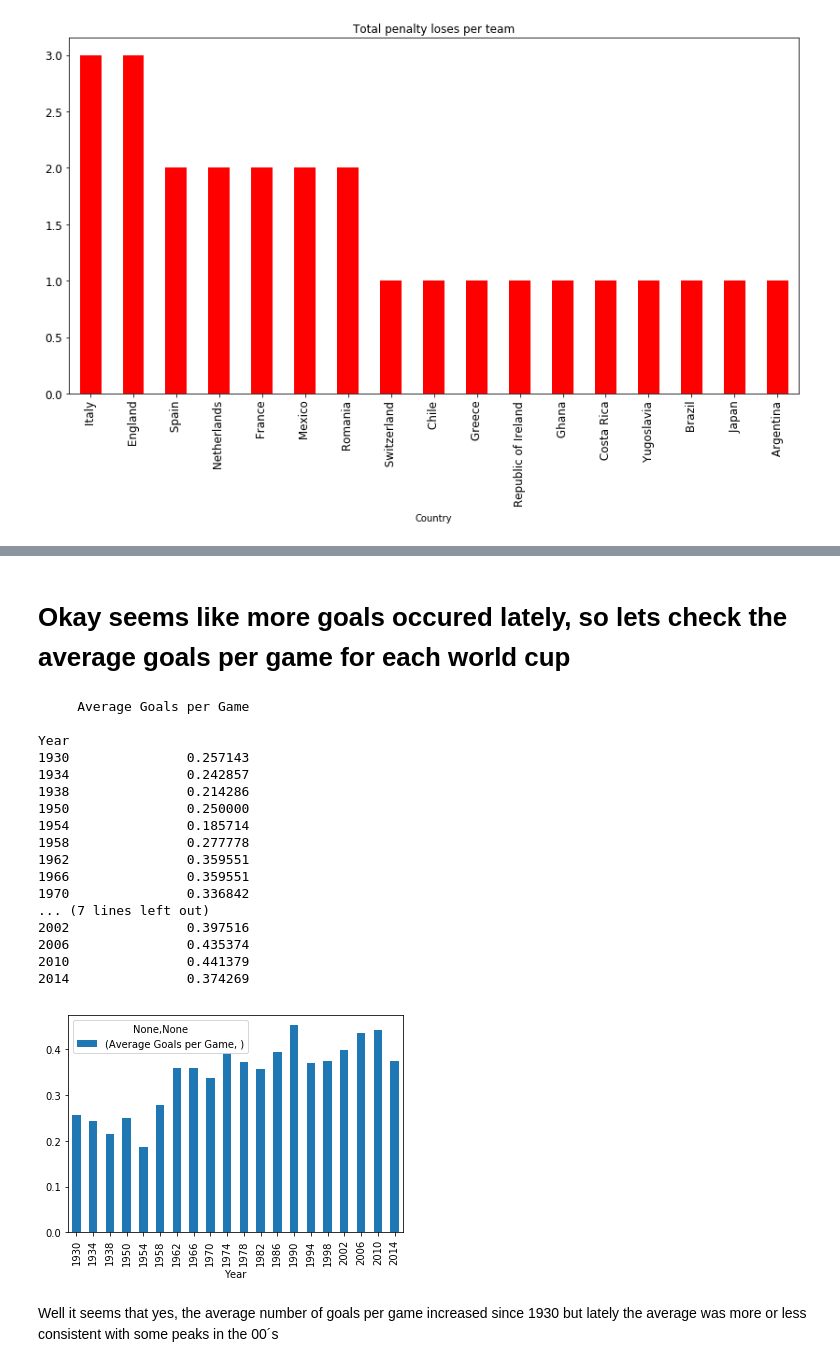
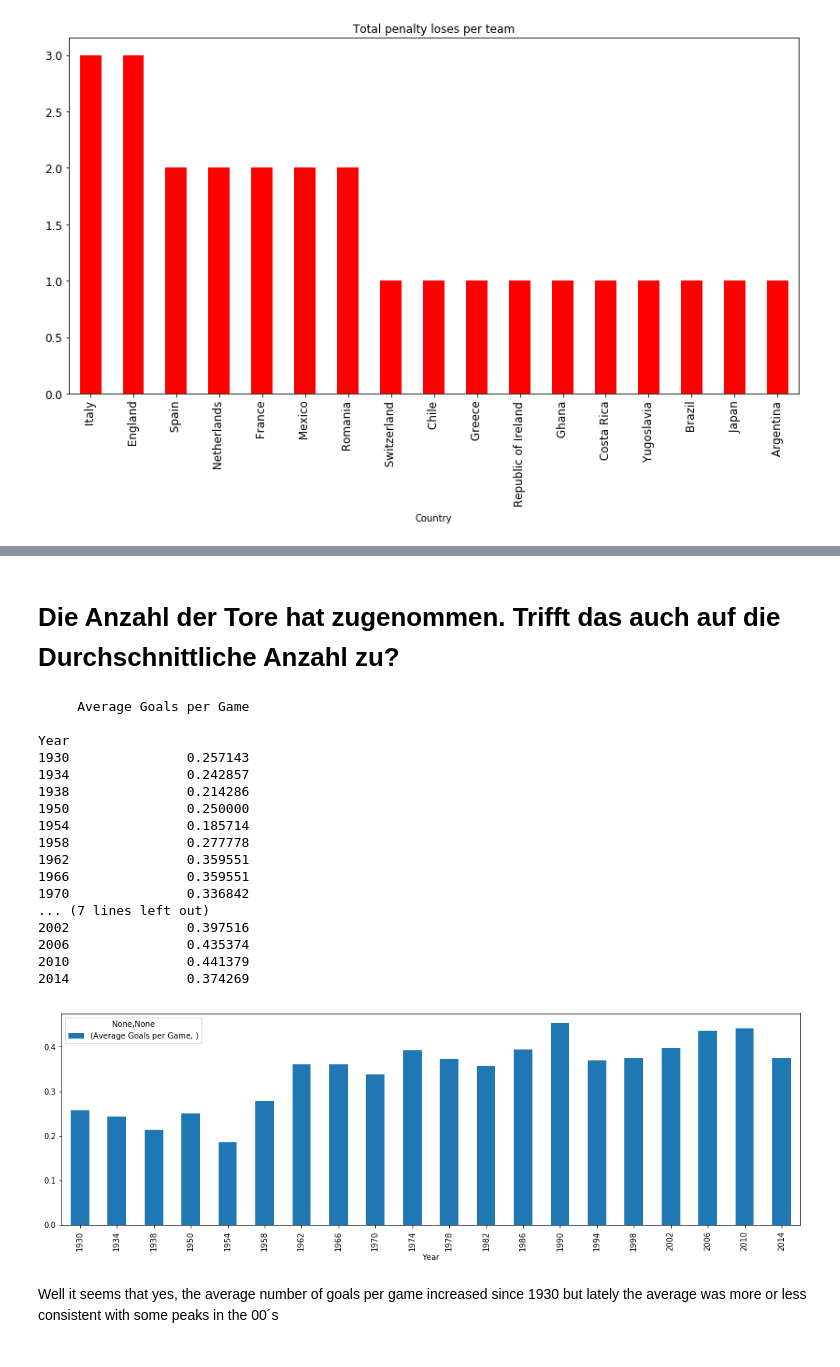
Before and after one commit to bhilprecht/ml-world-championship, a Jupyter notebook: FIFA_WM_Henrik_Leon.ipynb, the cells around one changed output, grey strips where cells are left out. Saved outputs shown, nothing was run; the diff lists cells and outputs as text; code cells hidden in the pictures.

```diff
--- a/FIFA_WM_Henrik_Leon.ipynb
+++ b/FIFA_WM_Henrik_Leon.ipynb
@@ -567,34 +546,34 @@ dtype: int64
-# %% [markdown]
-# Okay seems like more goals occured lately, so lets check the average goals per game for each world cup
+# %% [markdown]
+# Die Anzahl der Tore hat zugenommen. Trifft das auch auf die Durchschnittliche Anzahl zu?
 # %%
 goals_per_match_ratio = df_events.groupby(['MatchID'])[['MatchID', 'Year', 'Home Team Goals', 'Away Team Goals']].mean()
 goals_per_match_ratio = goals_per_match_ratio.assign(total = lambda x: x['Home Team Goals'] + x['Away Team Goals'])
 goals_per_match_ratio = goals_per_match_ratio[['MatchID', 'Year', 'total']]
 goals_per_match_ratio = goals_per_match_ratio.groupby(['Year'])[['MatchID', 'total']].agg({'MatchID' : ['size'], 'total' : ['sum']})
 goals_per_match_ratio = goals_per_match_ratio.rename(columns={'size':'Number of Games', 'sum' : 'Amount of Goals'})
 goals_per_match_ratio = goals_per_match_ratio.assign(average = lambda x: (x['MatchID']['Number of Games'].astype(dtype=float) / x['total']['Amount of Goals'].astype(dtype=float)) )
 goals_per_match_ratio = goals_per_match_ratio[['average']].rename(columns={'average':'Average Goals per Game'})
 print(goals_per_match_ratio)
-goals_per_match_ratio.plot(kind='bar')
+goals_per_match_ratio.plot(kind='bar', figsize=(17,5))
 plt.show()
 # %% [output]
      Average Goals per Game
 
 Year
 1930               0.257143
 1934               0.242857
 1938               0.214286
 1950               0.250000
 1954               0.185714
 1958               0.277778
 1962               0.359551
 1966               0.359551
 1970               0.336842
 ... (7 lines left out)
 2002               0.397516
 2006               0.435374
 2010               0.441379
 2014               0.374269
-[figure, old version]
+[figure, new version]
 # %% [markdown]
 Well it seems that yes, the average number of goals per game increased since 1930 but lately the average was more or less consistent with some peaks in the 00´s
```
Also changed, not shown: parts of 84 cells of this notebook, 1 other file.
